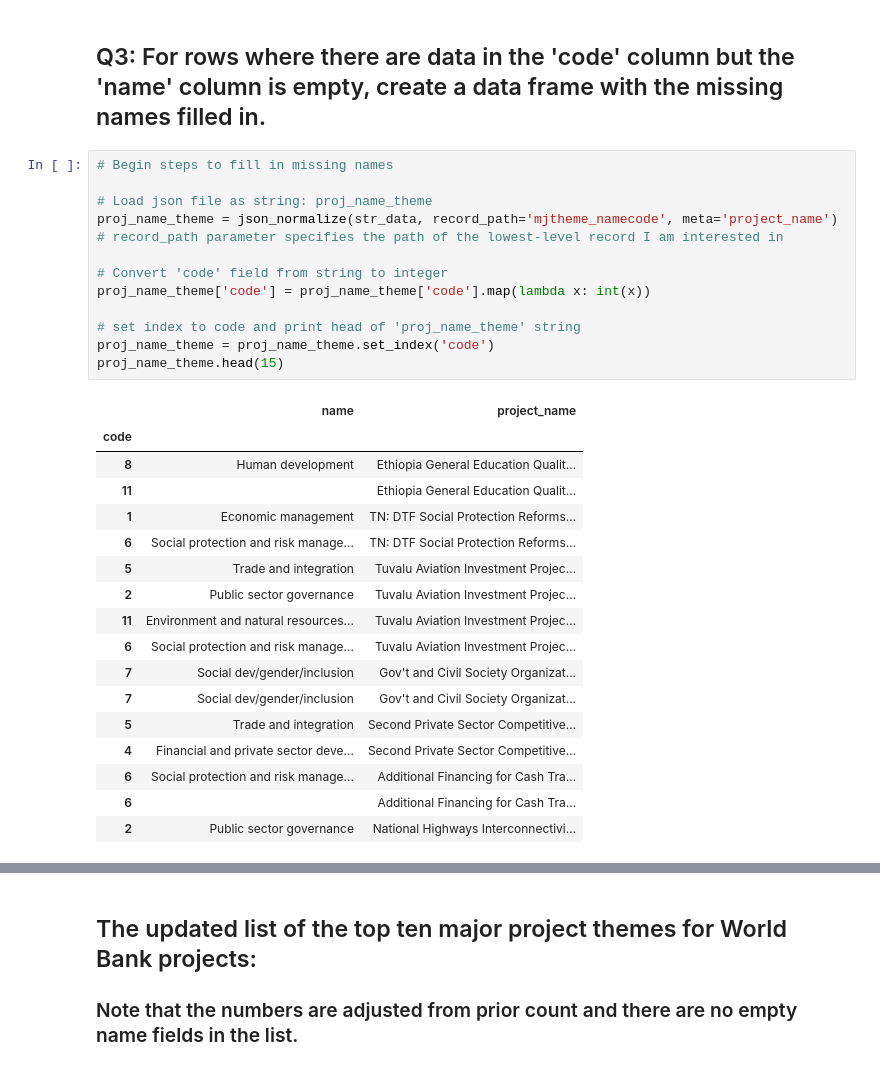
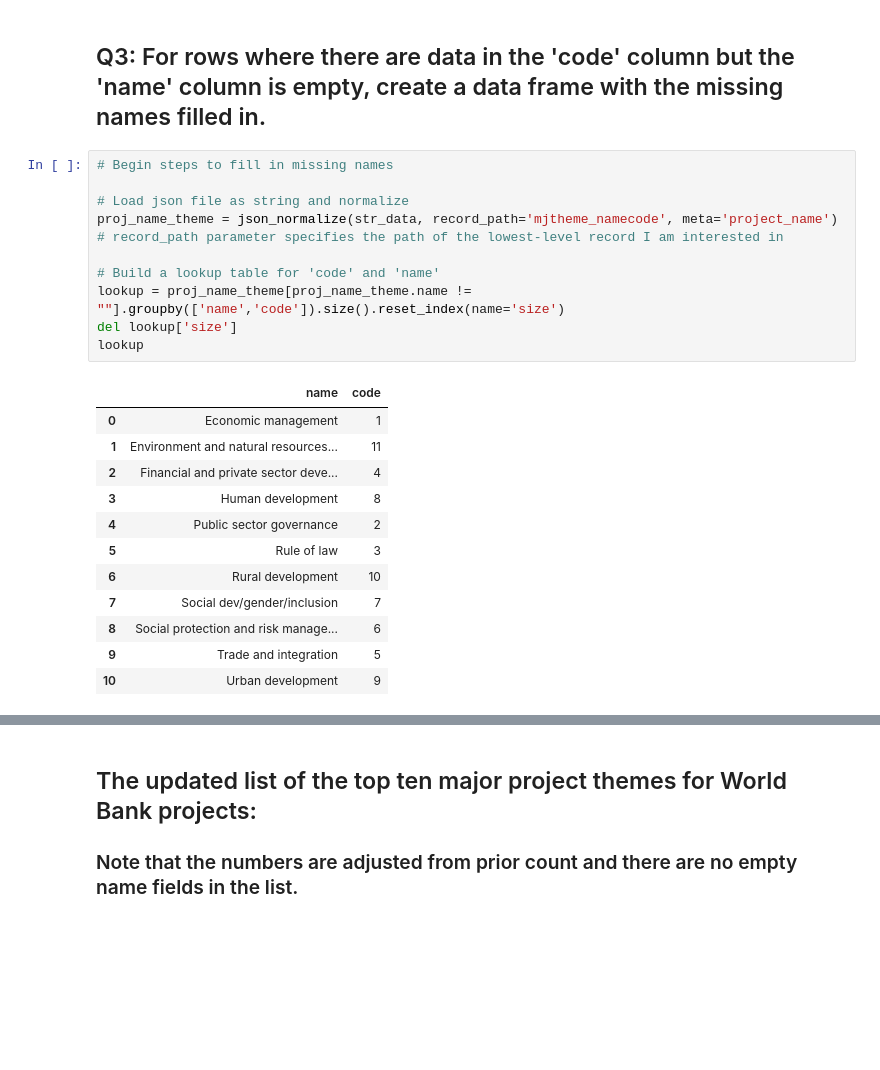
Before and after one commit to PassMoreHeat/springboard, a Jupyter notebook: JSON_Data_Wrangling_WB.ipynb, the cells around one changed output, grey strips where cells are left out. Saved outputs shown, nothing was run; the diff lists cells and outputs as text; blank space fills up the shorter version.

```diff
--- a/JSON_Data_Wrangling_WB.ipynb
+++ b/JSON_Data_Wrangling_WB.ipynb
@@ -182,31 +182,24 @@ Name: name, dtype: int64
 # %%
 # Begin steps to fill in missing names
 
-# Load json file as string: proj_name_theme
+# Load json file as string and normalize
 proj_name_theme = json_normalize(str_data, record_path='mjtheme_namecode', meta='project_name')
 # record_path parameter specifies the path of the lowest-level record I am interested in
 
-# Convert 'code' field from string to integer
-proj_name_theme['code'] = proj_name_theme['code'].map(lambda x: int(x))
-
-# set index to code and print head of 'proj_name_theme' string
-proj_name_theme = proj_name_theme.set_index('code')
-proj_name_theme.head(15)
+# Build a lookup table for 'code' and 'name'
+lookup = proj_name_theme[proj_name_theme.name != ""].groupby(['name','code']).size().reset_index(name='size')
+del lookup['size']
+lookup
 # %% [output]
-|  | name | project_name |
-| code |  |  |
-| 8 | Human development | Ethiopia General Education Qualit... |
-| 11 |  | Ethiopia General Education Qualit... |
-| 1 | Economic management | TN: DTF Social Protection Reforms... |
-| 6 | Social protection and risk manage... | TN: DTF Social Protection Reforms... |
-| 5 | Trade and integration | Tuvalu Aviation Investment Projec... |
-| 2 | Public sector governance | Tuvalu Aviation Investment Projec... |
-| 11 | Environment and natural resources... | Tuvalu Aviation Investment Projec... |
-| 6 | Social protection and risk manage... | Tuvalu Aviation Investment Projec... |
-| 7 | Social dev/gender/inclusion | Gov't and Civil Society Organizat... |
-| 7 | Social dev/gender/inclusion | Gov't and Civil Society Organizat... |
-| 5 | Trade and integration | Second Private Sector Competitive... |
-| 4 | Financial and private sector deve... | Second Private Sector Competitive... |
-| 6 | Social protection and risk manage... | Additional Financing for Cash Tra... |
-| 6 |  | Additional Financing for Cash Tra... |
-| 2 | Public sector governance | National Highways Interconnectivi... |
+|  | name | code |
+| 0 | Economic management | 1 |
+| 1 | Environment and natural resources... | 11 |
+| 2 | Financial and private sector deve... | 4 |
+| 3 | Human development | 8 |
+| 4 | Public sector governance | 2 |
+| 5 | Rule of law | 3 |
+| 6 | Rural development | 10 |
+| 7 | Social dev/gender/inclusion | 7 |
+| 8 | Social protection and risk manage... | 6 |
+| 9 | Trade and integration | 5 |
+| 10 | Urban development | 9 |
```
Also changed, not shown: parts of 5 cells of this notebook.
